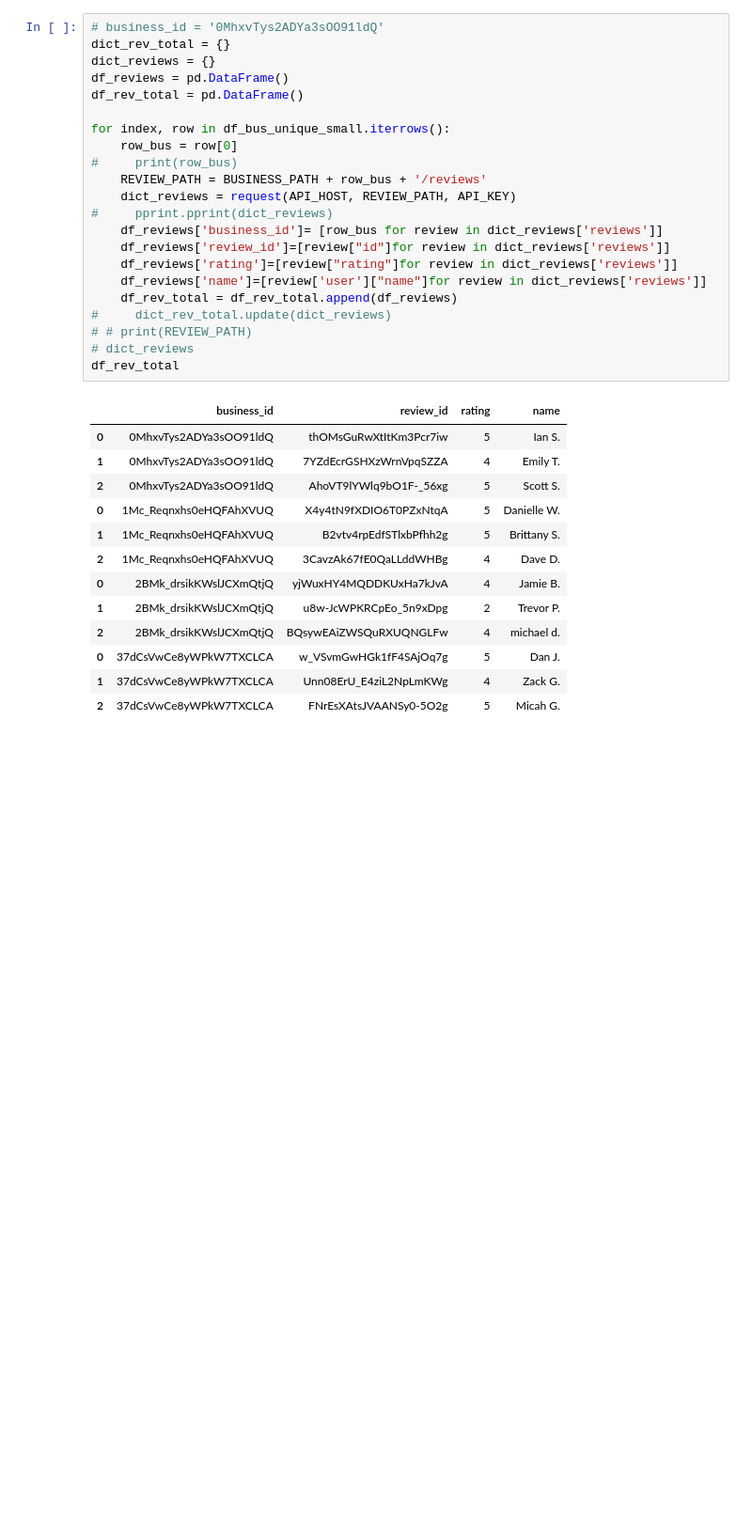
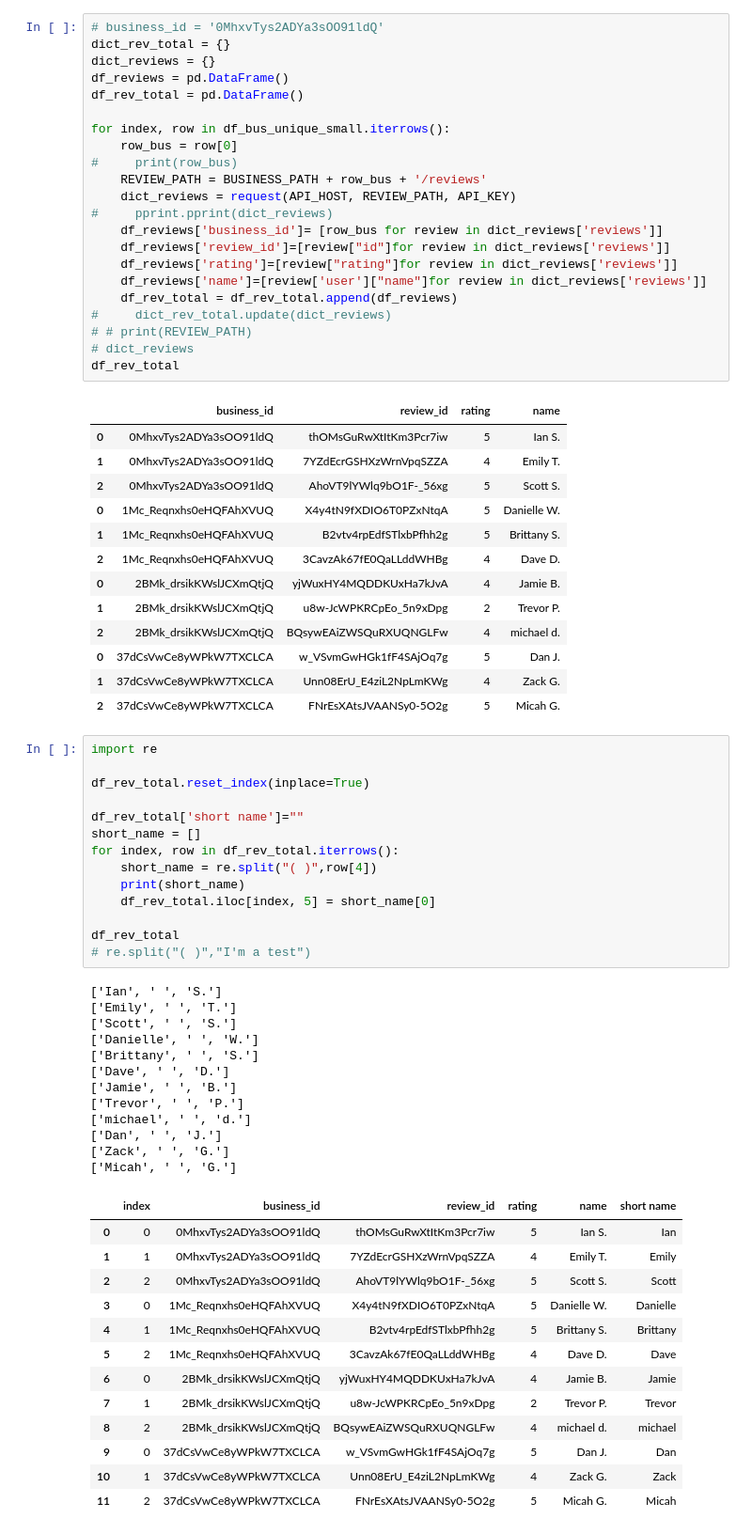
Before and after one commit to DutchDS/Project-1, a Jupyter notebook: Question_2_and_3.ipynb, the cells around one changed output. Shown: that part at 94% size. Saved outputs shown, nothing was run; the diff lists cells and outputs as text; blank space fills up the shorter version.

Commit message:
Get user first name only

```diff
--- a/Question_2_and_3.ipynb
+++ b/Question_2_and_3.ipynb
@@ -283,3 +283,43 @@ df_rev_total
 | 0 | 37dCsVwCe8yWPkW7TXCLCA | w_VSvmGwHGk1fF4SAjOq7g | 5 | Dan J. |
 | 1 | 37dCsVwCe8yWPkW7TXCLCA | Unn08ErU_E4ziL2NpLmKWg | 4 | Zack G. |
 | 2 | 37dCsVwCe8yWPkW7TXCLCA | FNrEsXAtsJVAANSy0-5O2g | 5 | Micah G. |
+# %%
+import re
+
+df_rev_total.reset_index(inplace=True)
+
+df_rev_total['short name']=""
+short_name = []
+for index, row in df_rev_total.iterrows():
+    short_name = re.split("( )",row[4])
+    print(short_name)
+    df_rev_total.iloc[index, 5] = short_name[0]
+
+df_rev_total
+# re.split("( )","I'm a test")
+# %% [output]
+['Ian', ' ', 'S.']
+['Emily', ' ', 'T.']
+['Scott', ' ', 'S.']
+['Danielle', ' ', 'W.']
+['Brittany', ' ', 'S.']
+['Dave', ' ', 'D.']
+['Jamie', ' ', 'B.']
+['Trevor', ' ', 'P.']
+['michael', ' ', 'd.']
+['Dan', ' ', 'J.']
+['Zack', ' ', 'G.']
+['Micah', ' ', 'G.']
+|  | index | business_id | review_id | rating | name | short name |
+| 0 | 0 | 0MhxvTys2ADYa3sOO91ldQ | thOMsGuRwXtItKm3Pcr7iw | 5 | Ian S. | Ian |
+| 1 | 1 | 0MhxvTys2ADYa3sOO91ldQ | 7YZdEcrGSHXzWrnVpqSZZA | 4 | Emily T. | Emily |
+| 2 | 2 | 0MhxvTys2ADYa3sOO91ldQ | AhoVT9lYWlq9bO1F-_56xg | 5 | Scott S. | Scott |
+| 3 | 0 | 1Mc_Reqnxhs0eHQFAhXVUQ | X4y4tN9fXDIO6T0PZxNtqA | 5 | Danielle W. | Danielle |
+| 4 | 1 | 1Mc_Reqnxhs0eHQFAhXVUQ | B2vtv4rpEdfSTlxbPfhh2g | 5 | Brittany S. | Brittany |
+| 5 | 2 | 1Mc_Reqnxhs0eHQFAhXVUQ | 3CavzAk67fE0QaLLddWHBg | 4 | Dave D. | Dave |
+| 6 | 0 | 2BMk_drsikKWslJCXmQtjQ | yjWuxHY4MQDDKUxHa7kJvA | 4 | Jamie B. | Jamie |
+| 7 | 1 | 2BMk_drsikKWslJCXmQtjQ | u8w-JcWPKRCpEo_5n9xDpg | 2 | Trevor P. | Trevor |
+| 8 | 2 | 2BMk_drsikKWslJCXmQtjQ | BQsywEAiZWSQuRXUQNGLFw | 4 | michael d. | michael |
+| 9 | 0 | 37dCsVwCe8yWPkW7TXCLCA | w_VSvmGwHGk1fF4SAjOq7g | 5 | Dan J. | Dan |
+| 10 | 1 | 37dCsVwCe8yWPkW7TXCLCA | Unn08ErU_E4ziL2NpLmKWg | 4 | Zack G. | Zack |
+| 11 | 2 | 37dCsVwCe8yWPkW7TXCLCA | FNrEsXAtsJVAANSy0-5O2g | 5 | Micah G. | Micah |
```
Also changed, not shown: parts of 5 cells of this notebook, 1 other file.
